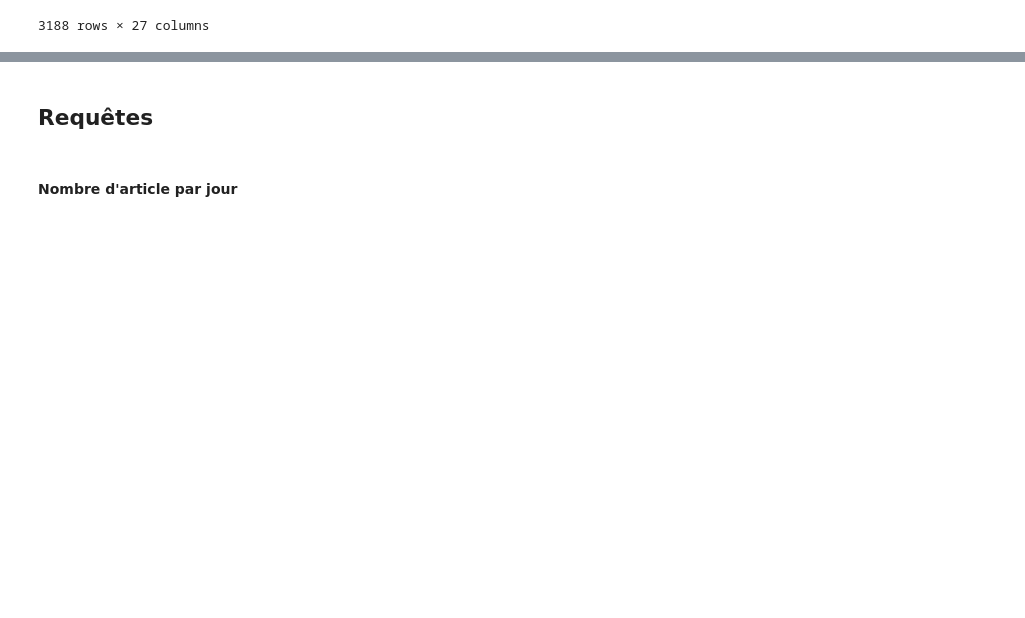
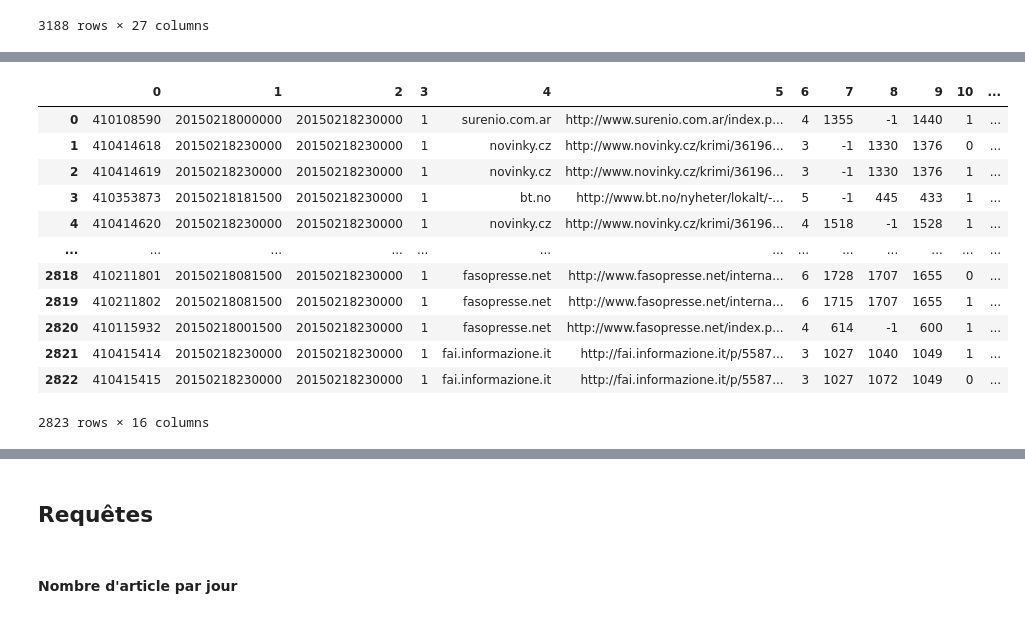
Before and after one commit to lbeaulieu-git/projet_bigdata_gdelt, a Jupyter notebook: GDELT_Data_Analysis.ipynb, the cells around one changed output, grey strips where cells are left out. Drawn from its saved outputs; the diff is of its cells as text; code cells hidden in the pictures; blank space fills up the shorter version.

```diff
--- a/GDELT_Data_Analysis.ipynb
+++ b/GDELT_Data_Analysis.ipynb
@@ -76,0 +116,17 @@ gkg
+# %%
+mentions_translation = pd.read_csv("data_sample/20150218230000.translation.mentions.CSV", sep="\t", header=None)
+mentions_translation
+# %% [output]
+|  | 0 | 1 | 2 | 3 | 4 | 5 | 6 | 7 | 8 | 9 | 10 | ... |
+| 0 | 410108590 | 20150218000000 | 20150218230000 | 1 | surenio.com.ar | http://www.surenio.com.ar/index.p... | 4 | 1355 | -1 | 1440 | 1 | ... |
+| 1 | 410414618 | 20150218230000 | 20150218230000 | 1 | novinky.cz | http://www.novinky.cz/krimi/36196... | 3 | -1 | 1330 | 1376 | 0 | ... |
+| 2 | 410414619 | 20150218230000 | 20150218230000 | 1 | novinky.cz | http://www.novinky.cz/krimi/36196... | 3 | -1 | 1330 | 1376 | 1 | ... |
+| 3 | 410353873 | 20150218181500 | 20150218230000 | 1 | bt.no | http://www.bt.no/nyheter/lokalt/-... | 5 | -1 | 445 | 433 | 1 | ... |
+| 4 | 410414620 | 20150218230000 | 20150218230000 | 1 | novinky.cz | http://www.novinky.cz/krimi/36196... | 4 | 1518 | -1 | 1528 | 1 | ... |
+| ... | ... | ... | ... | ... | ... | ... | ... | ... | ... | ... | ... | ... |
+| 2818 | 410211801 | 20150218081500 | 20150218230000 | 1 | fasopresse.net | http://www.fasopresse.net/interna... | 6 | 1728 | 1707 | 1655 | 0 | ... |
+| 2819 | 410211802 | 20150218081500 | 20150218230000 | 1 | fasopresse.net | http://www.fasopresse.net/interna... | 6 | 1715 | 1707 | 1655 | 1 | ... |
+| 2820 | 410115932 | 20150218001500 | 20150218230000 | 1 | fasopresse.net | http://www.fasopresse.net/index.p... | 4 | 614 | -1 | 600 | 1 | ... |
+| 2821 | 410415414 | 20150218230000 | 20150218230000 | 1 | fai.informazione.it | http://fai.informazione.it/p/5587... | 3 | 1027 | 1040 | 1049 | 1 | ... |
+| 2822 | 410415415 | 20150218230000 | 20150218230000 | 1 | fai.informazione.it | http://fai.informazione.it/p/5587... | 3 | 1027 | 1072 | 1049 | 0 | ... |
+2823 rows × 16 columns
```
Also changed, not shown: parts of 15 cells of this notebook.
